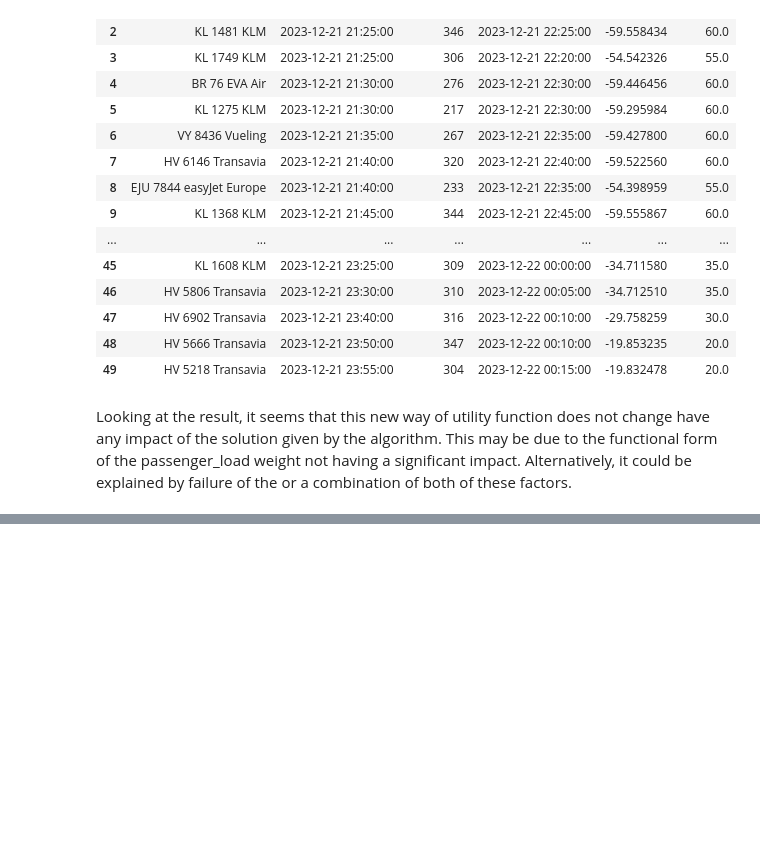
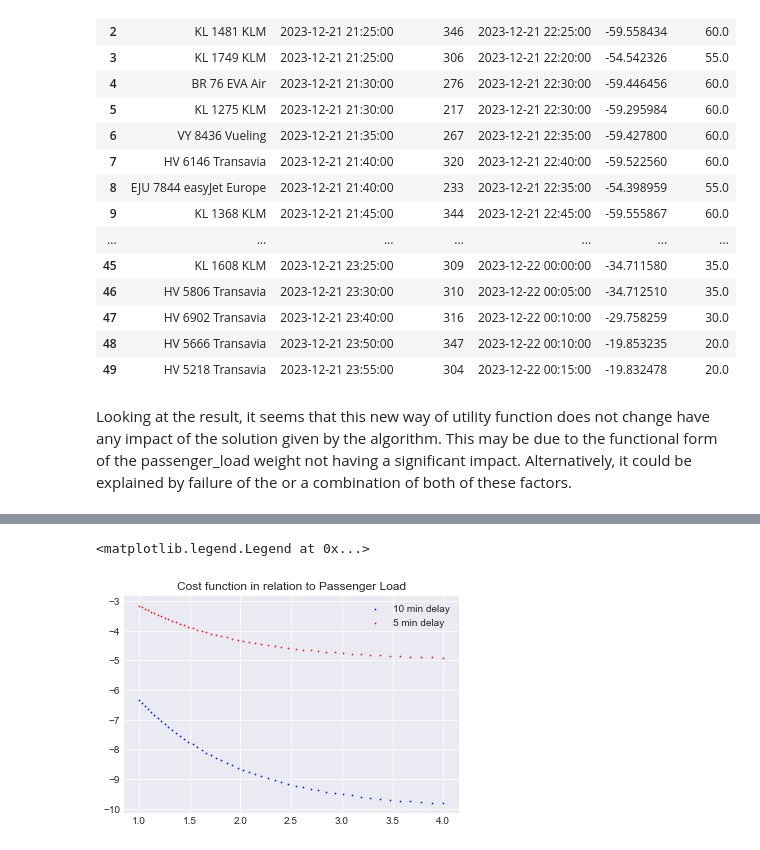
Before and after one commit to cwtravisyip/LSE_ST449_2324_GroupProject, a Jupyter notebook: greed_bfs.ipynb, the cells around one changed output, grey strips where cells are left out. Saved outputs shown, nothing was run; the diff lists cells and outputs as text; code cells hidden in the pictures; blank space fills up the shorter version.

```diff
--- a/greed_bfs.ipynb
+++ b/greed_bfs.ipynb
@@ -401,0 +407,16 @@ or a combination of both of these factors.
+# %%
+pass_load = np.logspace(0,2,base = 2)
+time_delay = -10 # in minutes
+cost = -10 * (np.exp(pass_load) - 1) / np.exp(pass_load)
+cost_5 = -5 *(np.exp(pass_load) - 1) / np.exp(pass_load)
+# %%
+plt.style.use('seaborn-v0_8-darkgrid')
+fig, ax = plt.subplots()
+ax.scatter(pass_load, cost, 0.5, color = 'b', label = "10 min delay")
+ax.scatter(pass_load, cost_5, 0.5, color = 'r', label = "5 min delay")
+ax.set_title("Cost function in relation to Passenger Load")
+ax.legend()
+#ax.set_axis_off()
+# %% [output]
+<matplotlib.legend.Legend at 0x...>
+[figure, added]
```
Also changed, not shown: parts of 6 cells of this notebook, 2 other files.
